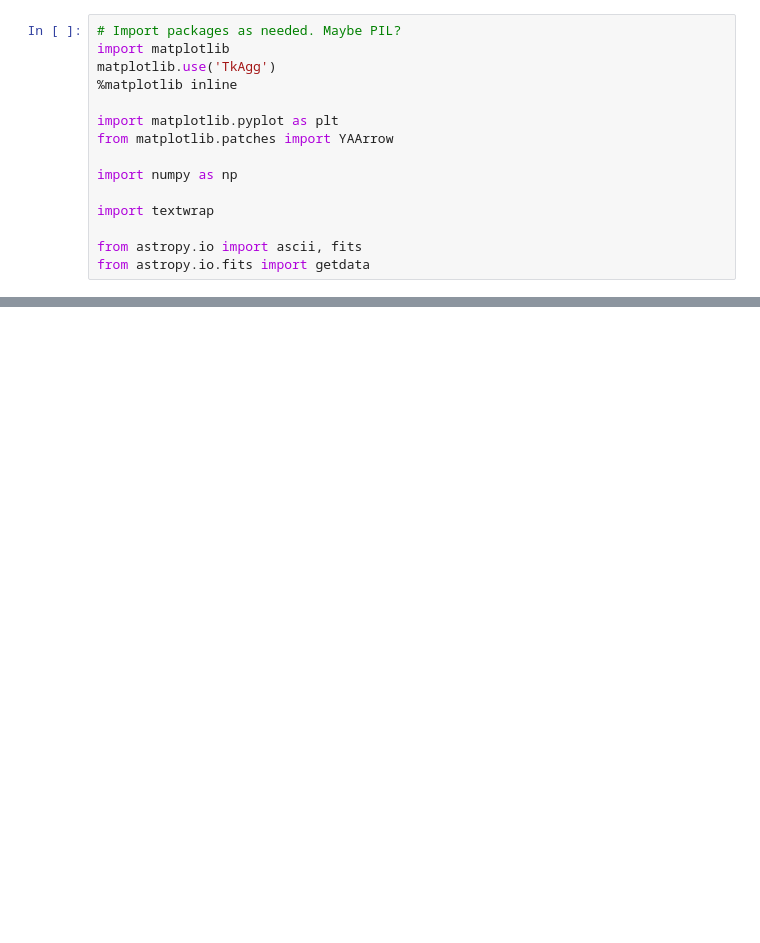
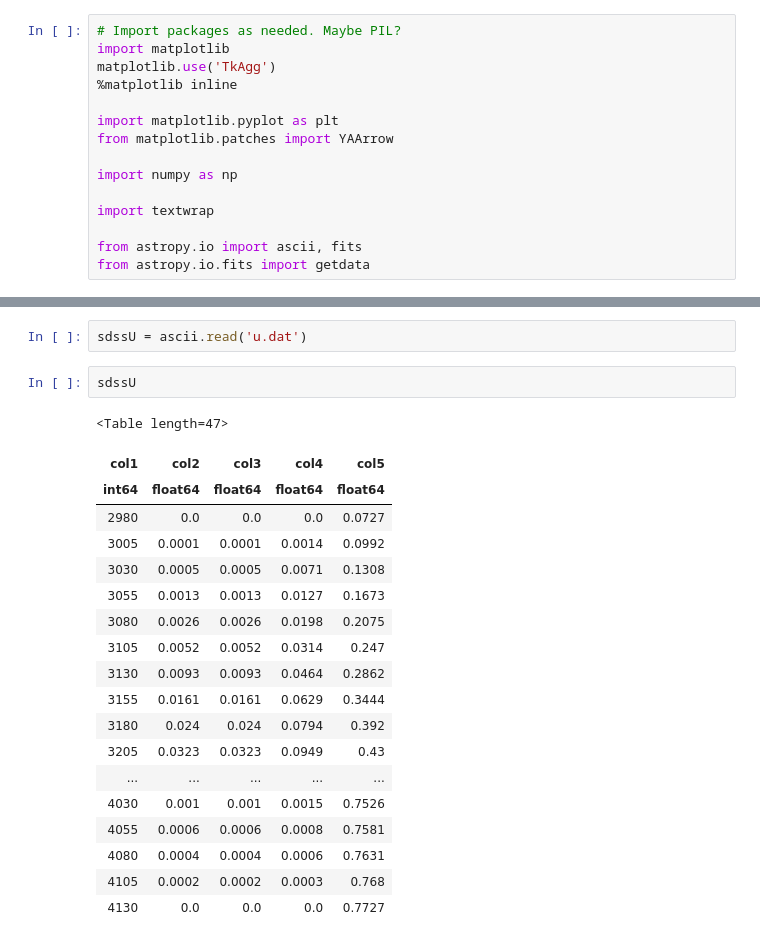
Before and after one commit to mpbusch/obsastr, a Jupyter notebook: Spectra.ipynb, the cells around one changed output, grey strips where cells are left out. Cells and saved outputs as stored; diff of their text form; blank space fills up the shorter version.

```diff
--- a/Spectra.ipynb
+++ b/Spectra.ipynb
@@ -150,0 +163,24 @@ spectraChart()
+# %%
+sdssU = ascii.read('u.dat')
+# %%
+sdssU
+# %% [output]
+<Table length=47>
+| col1 | col2 | col3 | col4 | col5 |
+| int64 | float64 | float64 | float64 | float64 |
+| 2980 | 0.0 | 0.0 | 0.0 | 0.0727 |
+| 3005 | 0.0001 | 0.0001 | 0.0014 | 0.0992 |
+| 3030 | 0.0005 | 0.0005 | 0.0071 | 0.1308 |
+| 3055 | 0.0013 | 0.0013 | 0.0127 | 0.1673 |
+| 3080 | 0.0026 | 0.0026 | 0.0198 | 0.2075 |
+| 3105 | 0.0052 | 0.0052 | 0.0314 | 0.247 |
+| 3130 | 0.0093 | 0.0093 | 0.0464 | 0.2862 |
+| 3155 | 0.0161 | 0.0161 | 0.0629 | 0.3444 |
+| 3180 | 0.024 | 0.024 | 0.0794 | 0.392 |
+| 3205 | 0.0323 | 0.0323 | 0.0949 | 0.43 |
+| ... | ... | ... | ... | ... |
+| 4030 | 0.001 | 0.001 | 0.0015 | 0.7526 |
+| 4055 | 0.0006 | 0.0006 | 0.0008 | 0.7581 |
+| 4080 | 0.0004 | 0.0004 | 0.0006 | 0.7631 |
+| 4105 | 0.0002 | 0.0002 | 0.0003 | 0.768 |
+| 4130 | 0.0 | 0.0 | 0.0 | 0.7727 |
```
Also changed, not shown: parts of 3 cells of this notebook, 15 other files.
